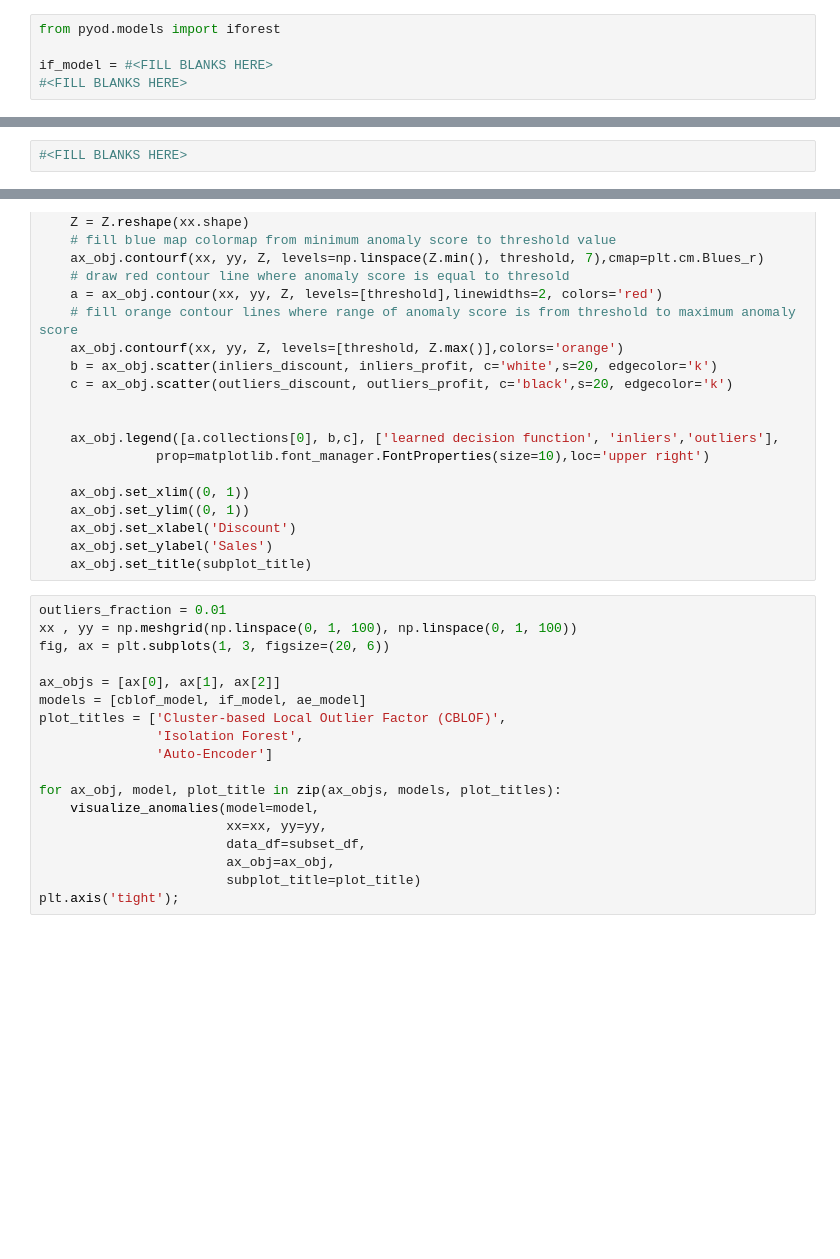
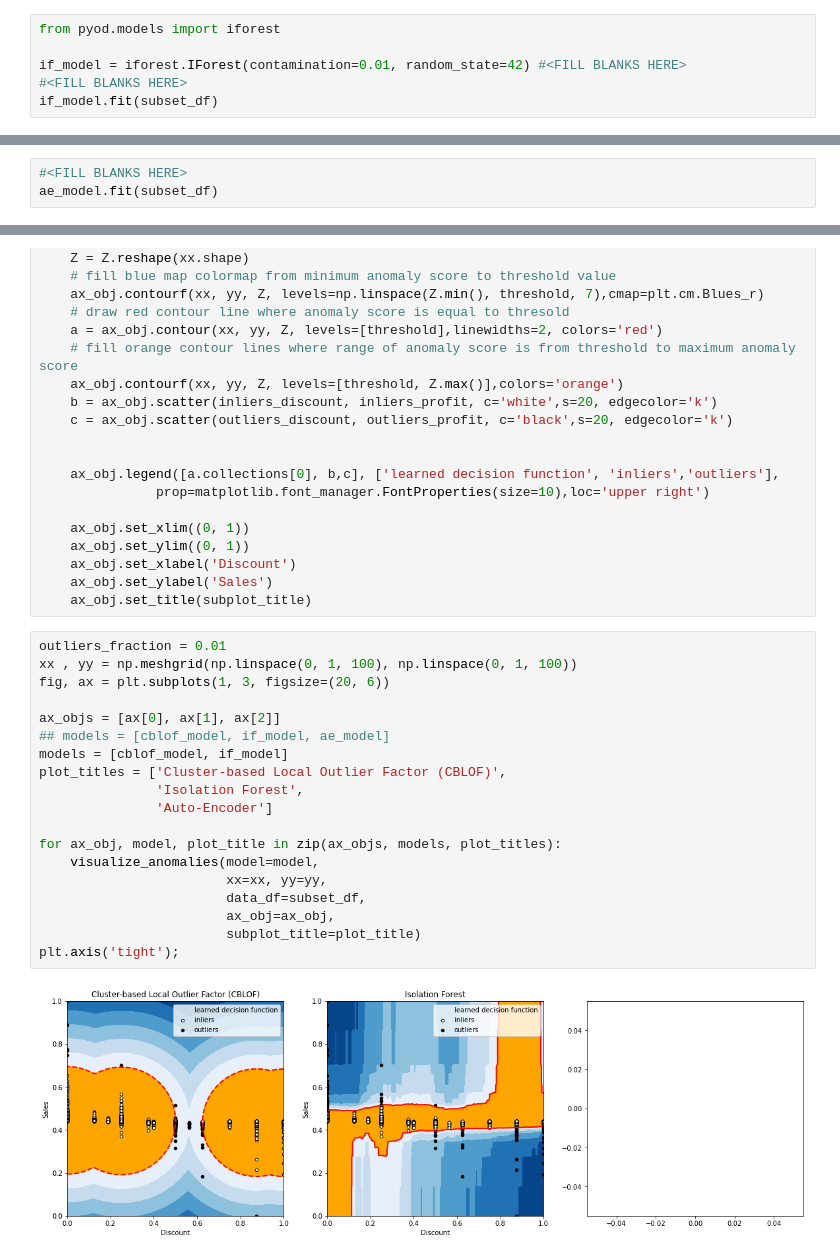
Before and after one commit to ZhanyangZhuSD/UCSD_ML, a Jupyter notebook: Mini_Project_Anomaly_Detection_ZZhu.ipynb, the cells around one changed output, grey strips where cells are left out. Drawn from its saved outputs; the diff is of its cells as text; blank space fills up the shorter version.

```diff
--- a/Mini_Project_Anomaly_Detection_ZZhu.ipynb
+++ b/Mini_Project_Anomaly_Detection_ZZhu.ipynb
@@ -538,5 +672,6 @@ __Your Turn:__ Initialize the isolation forest model with similar hyperparameter
 # %%
 from pyod.models import iforest
 
-if_model = #<FILL BLANKS HERE>
+if_model = iforest.IForest(contamination=0.01, random_state=42) #<FILL BLANKS HERE>
 #<FILL BLANKS HERE>
+if_model.fit(subset_df)
@@ -583,6 +755,7 @@ ae_model = auto_encoder.AutoEncoder(hidden_neurons=[2, 32, 32, 2],
 __Your turn:__ Train the model by calling the `fit()` function on the right data
 # %%
 #<FILL BLANKS HERE>
+ae_model.fit(subset_df)
 # %% [markdown]
 ### Filter and Sort Outliers
 
@@ -646,18 +830,21 @@ def visualize_anomalies(model, xx, yy, data_df, ax_obj, subplot_title):
 # %%
 outliers_fraction = 0.01
 xx , yy = np.meshgrid(np.linspace(0, 1, 100), np.linspace(0, 1, 100))
 fig, ax = plt.subplots(1, 3, figsize=(20, 6))
 
 ax_objs = [ax[0], ax[1], ax[2]]
-models = [cblof_model, if_model, ae_model]
+## models = [cblof_model, if_model, ae_model]
+models = [cblof_model, if_model]
 plot_titles = ['Cluster-based Local Outlier Factor (CBLOF)',
                'Isolation Forest',
                'Auto-Encoder']
 
 for ax_obj, model, plot_title in zip(ax_objs, models, plot_titles):
     visualize_anomalies(model=model,
                         xx=xx, yy=yy,
                         data_df=subset_df,
                         ax_obj=ax_obj,
                         subplot_title=plot_title)
 plt.axis('tight');
+# %% [output]
+[figure, added]
```
Also changed, not shown: parts of 33 cells of this notebook.
